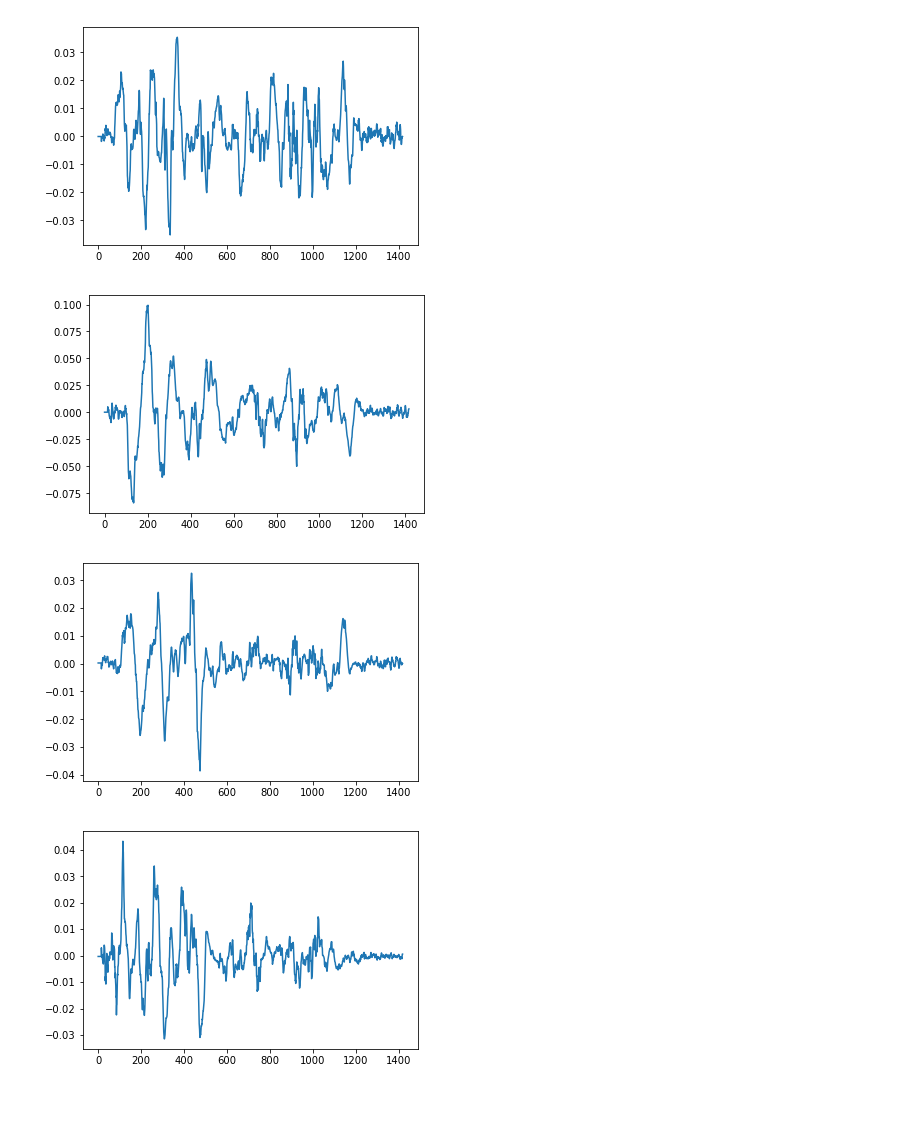
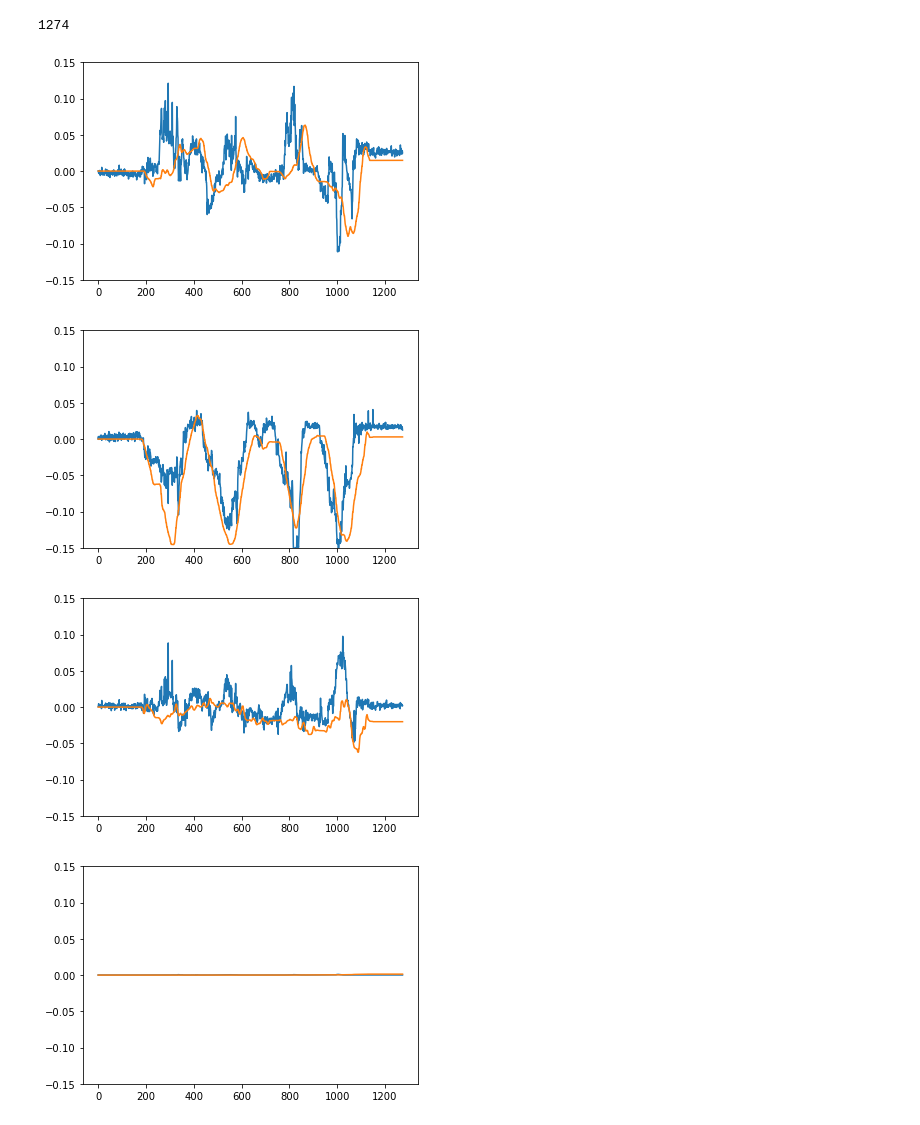
Before and after one commit to rmqlife/deformable, a Jupyter notebook: regression_test.ipynb, the cells around one changed output. Drawn from its saved outputs; the diff is of its cells as text; code cells hidden in the pictures.

```diff
--- a/regression_test.ipynb
+++ b/regression_test.ipynb
@@ -120,17 +61,30 @@ for i in range(y_pred.shape[1]):
 # %%
-data = np.load('cloth2/right/data3_fg_grid.npz')
+# Another dataset to fit
+data = np.load('cloth_0813/1135/data2.npz')
 feat = data['feat']
-X = uniform_filter1d(feat,5,axis=0)
+pos = data['pos']
+# Use the model to predict the velocity/direction of end effector
+target = 0  # target index
+X = feat[:] - feat[target]
+y = pos[:] - pos[target]
+
+X,y = same_size(X,y)
+
 #compute the gradient of the feature vector
-X = np.vstack((np.zeros((15,X.shape[1])), X[30:] - X[:-30]))
 y_pred = model.predict(X)
+
+
 
 #y_pred = uniform_filter1d(y_pred,30)
 for i in range(y_pred.shape[1]):
+    axes = plt.gca()
+    axes.set_ylim([-0.15,0.15])
     plt.plot(range(y_pred.shape[0]),y_pred[:,i])
+    plt.plot(range(len(y)),y[:,i])
     plt.show()
 # %% [output]
+1274
-[figure, old version]
+[figure, new version]
-[figure, old version]
+[figure, new version]
-[figure, old version]
+[figure, new version]
-[figure, old version]
+[figure, new version]
```
Also changed, not shown: parts of 3 cells of this notebook, 10 other files.
